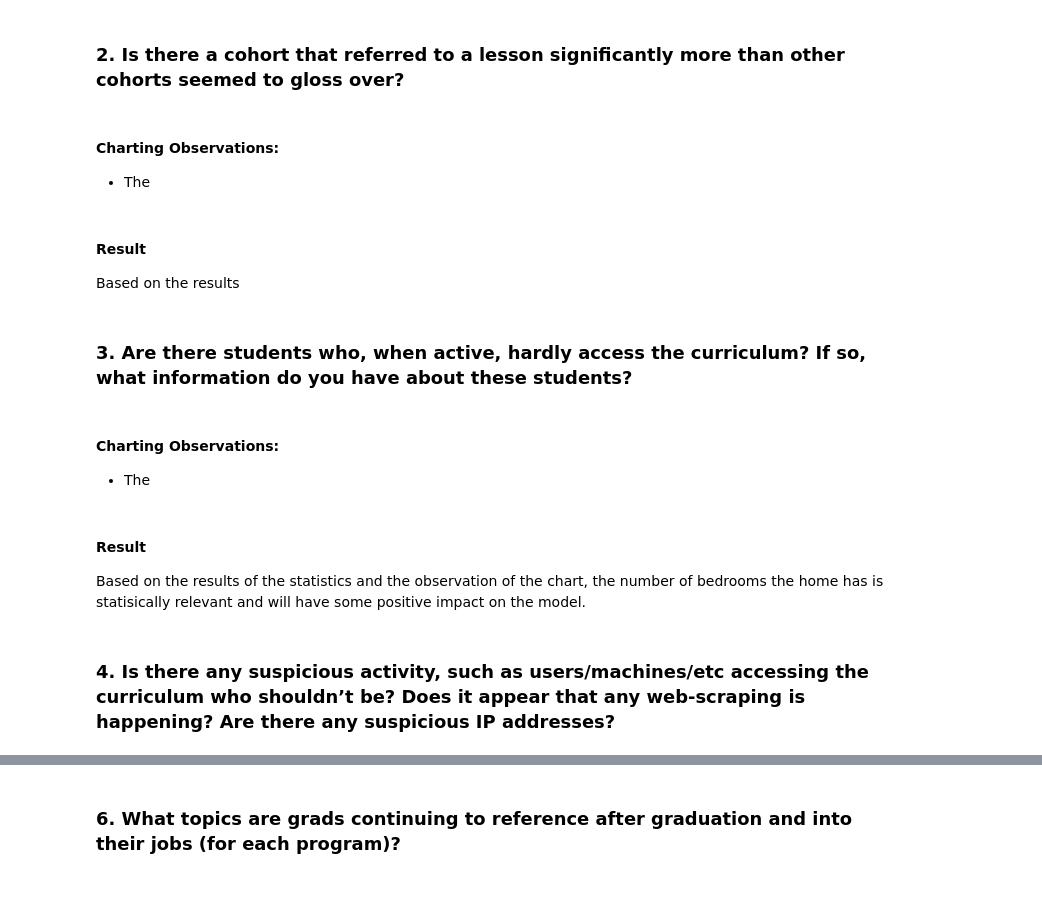
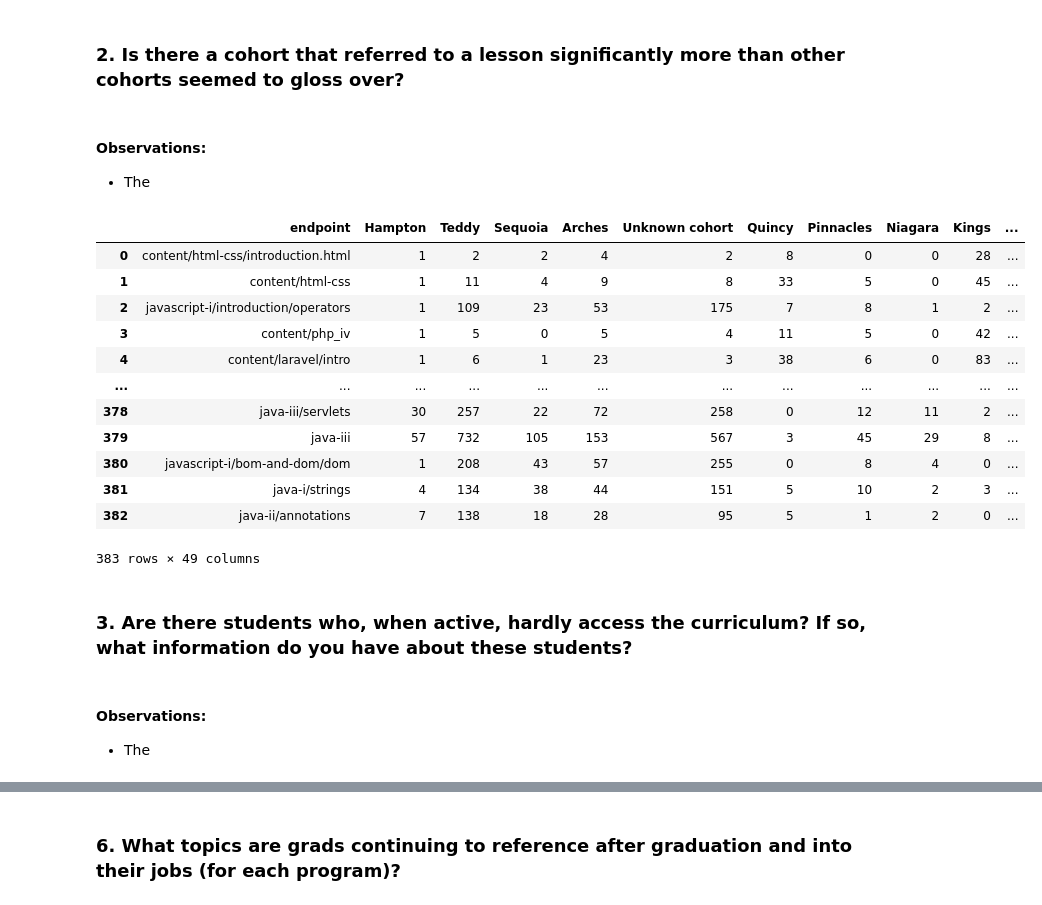
Before and after one commit to codeup-divergence/project-anomaly-detection, a Jupyter notebook: final_report .ipynb, the cells around one changed output, grey strips where cells are left out. Saved outputs shown, nothing was run; the diff lists cells and outputs as text; code cells hidden in the pictures.

```diff
--- a/final_report .ipynb
+++ b/final_report .ipynb
@@ -93,8 +134,22 @@ df.describe()
 # %% [markdown]
-#### Charting Observations:
+####  Observations:
 * The
-# %% [markdown]
-#### Result
-Based on the results
+# %%
+# Get question 2 exploration
+functions.question2(df, multiplier=3)
+# %% [output]
+|  | endpoint | Hampton | Teddy | Sequoia | Arches | Unknown cohort | Quincy | Pinnacles | Niagara | Kings | ... |
+| 0 | content/html-css/introduction.html | 1 | 2 | 2 | 4 | 2 | 8 | 0 | 0 | 28 | ... |
+| 1 | content/html-css | 1 | 11 | 4 | 9 | 8 | 33 | 5 | 0 | 45 | ... |
+| 2 | javascript-i/introduction/operators | 1 | 109 | 23 | 53 | 175 | 7 | 8 | 1 | 2 | ... |
+| 3 | content/php_iv | 1 | 5 | 0 | 5 | 4 | 11 | 5 | 0 | 42 | ... |
+| 4 | content/laravel/intro | 1 | 6 | 1 | 23 | 3 | 38 | 6 | 0 | 83 | ... |
+| ... | ... | ... | ... | ... | ... | ... | ... | ... | ... | ... | ... |
+| 378 | java-iii/servlets | 30 | 257 | 22 | 72 | 258 | 0 | 12 | 11 | 2 | ... |
+| 379 | java-iii | 57 | 732 | 105 | 153 | 567 | 3 | 45 | 29 | 8 | ... |
+| 380 | javascript-i/bom-and-dom/dom | 1 | 208 | 43 | 57 | 255 | 0 | 8 | 4 | 0 | ... |
+| 381 | java-i/strings | 4 | 134 | 38 | 44 | 151 | 5 | 10 | 2 | 3 | ... |
+| 382 | java-ii/annotations | 7 | 138 | 18 | 28 | 95 | 5 | 1 | 2 | 0 | ... |
+383 rows × 49 columns
 # %% [markdown]
 ### 3. Are there students who, when active, hardly access the curriculum? If so, what information do you have about these students?
@@ -103,8 +156,3 @@ Based on the results
 # %% [markdown]
-#### Charting Observations:
+####  Observations:
 * The
-# %% [markdown]
-#### Result
-Based on the results of the statistics and the observation of the chart, the number of bedrooms the home has is statisically relevant and will have some positive impact on the model.
-# %% [markdown]
-### 4. Is there any suspicious activity, such as users/machines/etc accessing the curriculum who shouldn’t be? Does it appear that any web-scraping is happening? Are there any suspicious IP addresses?
```
Also changed, not shown: parts of 27 cells of this notebook, 1 other file.
